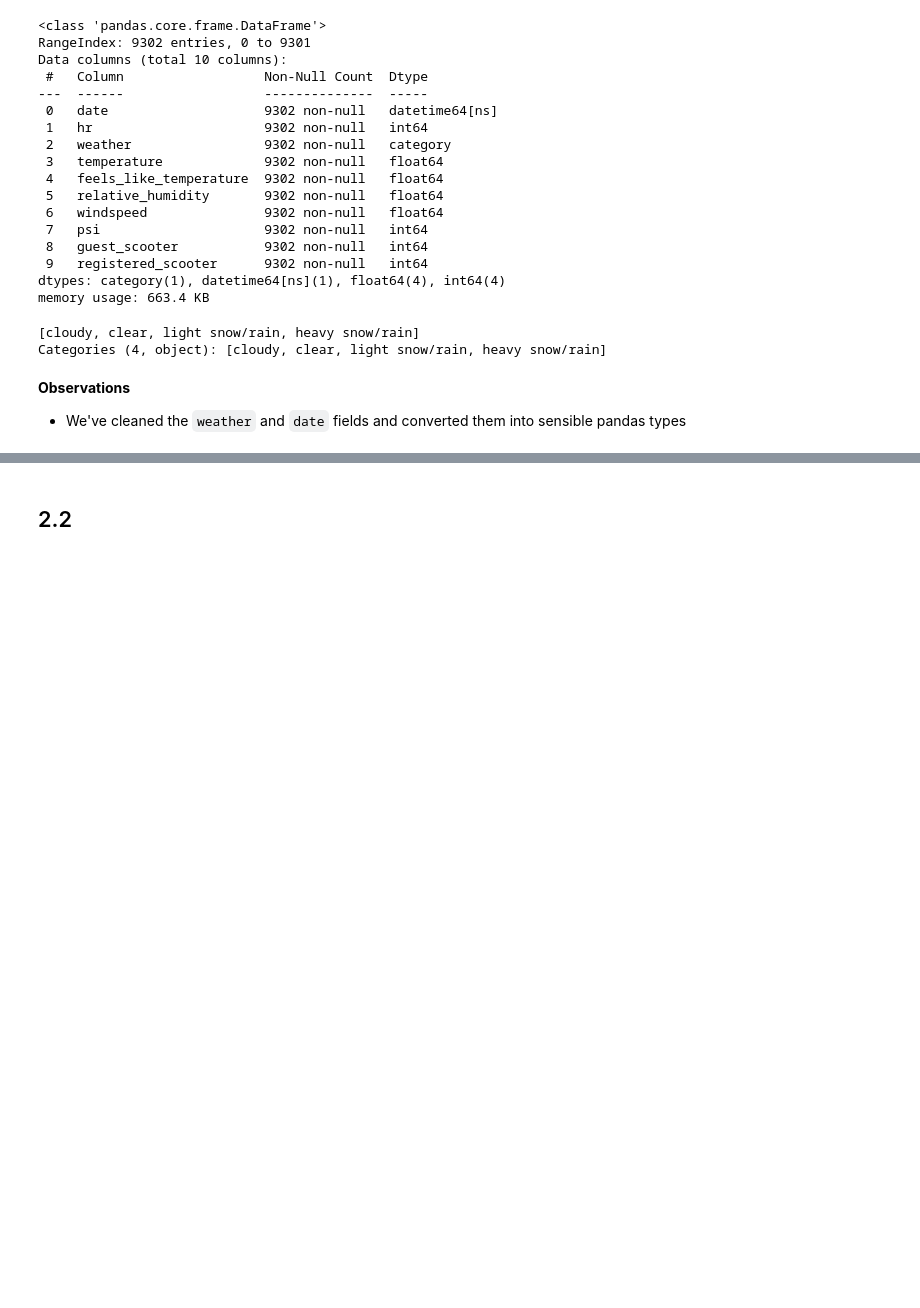
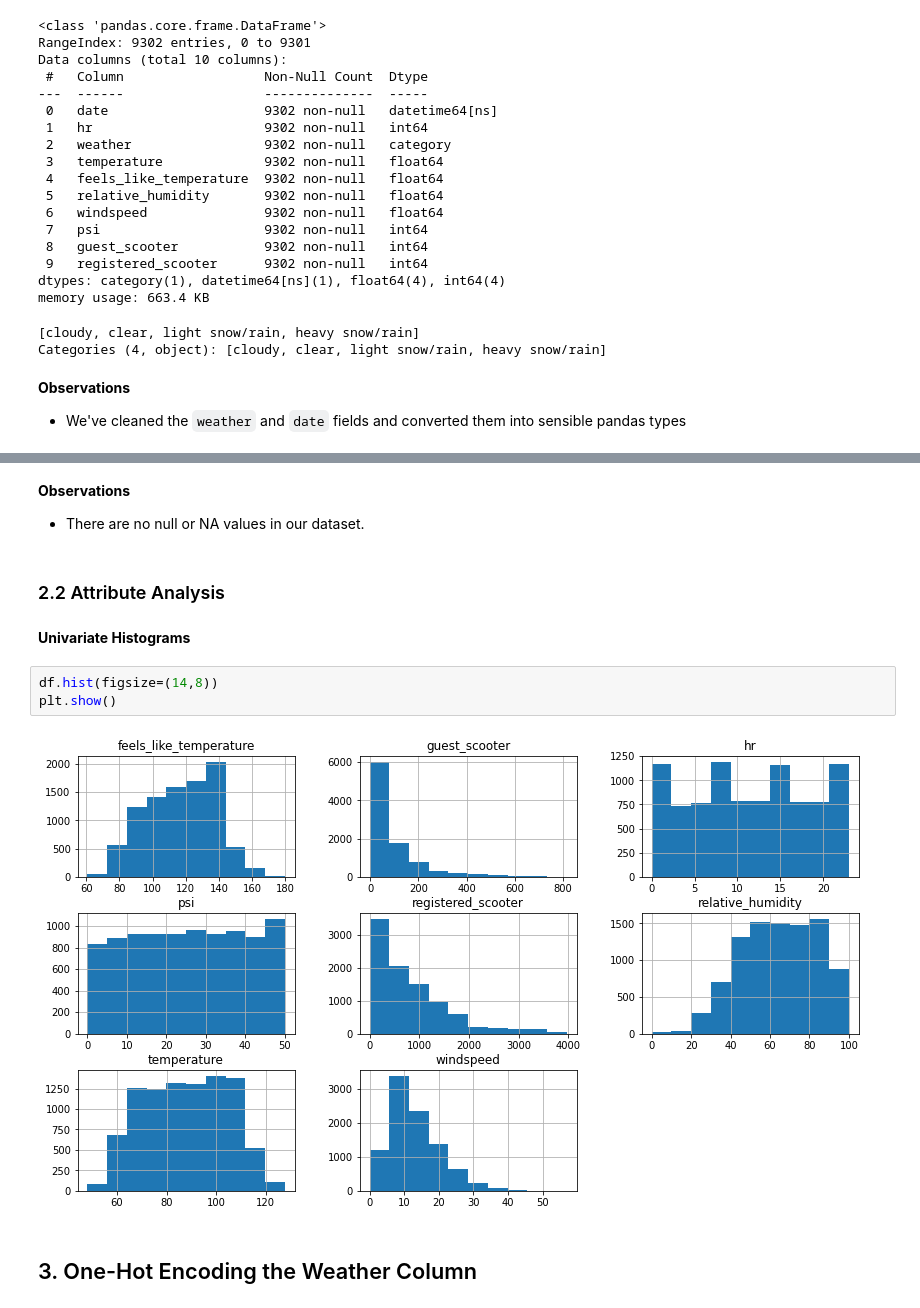
Before and after one commit to evantkchong/AICE, a Jupyter notebook: submission/eda.ipynb, the cells around one changed output, grey strips where cells are left out. Cells and saved outputs as stored; diff of their text form; blank space fills up the shorter version.

```diff
--- a/submission/eda.ipynb
+++ b/submission/eda.ipynb
@@ -153,2 +159,14 @@ Categories (4, object): [cloudy, clear, light snow/rain, heavy snow/rain]
+# %% [markdown]
+**Observations**
+* There are no null or NA values in our dataset.
 # %% [markdown]
-## 2.2
+### 2.2 Attribute Analysis
+# %% [markdown]
+**Univariate Histograms**
+# %%
+df.hist(figsize=(14,8))
+plt.show()
+# %% [output]
+[figure, added]
+# %% [markdown]
+## 3. One-Hot Encoding the Weather Column
```
Also changed, not shown: parts of 5 cells of this notebook, 6 other files.
